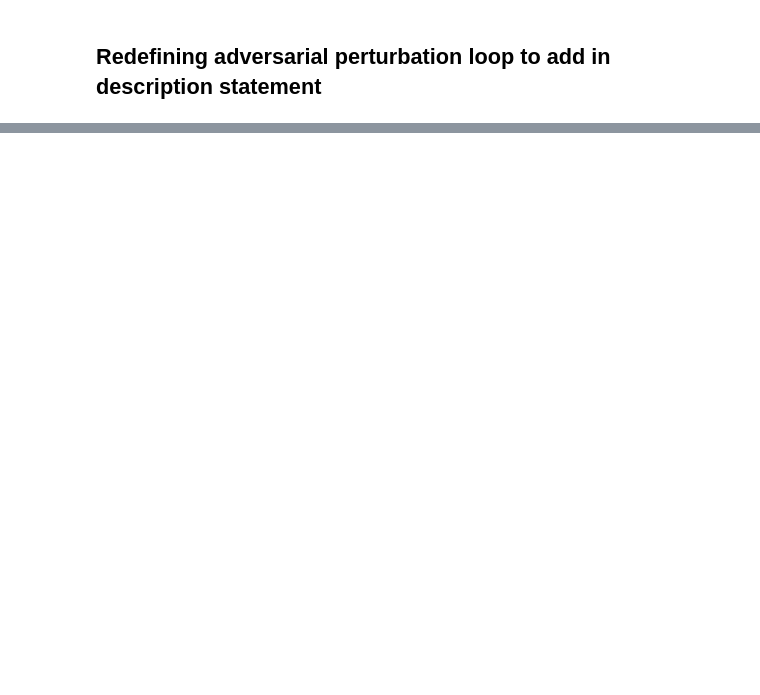
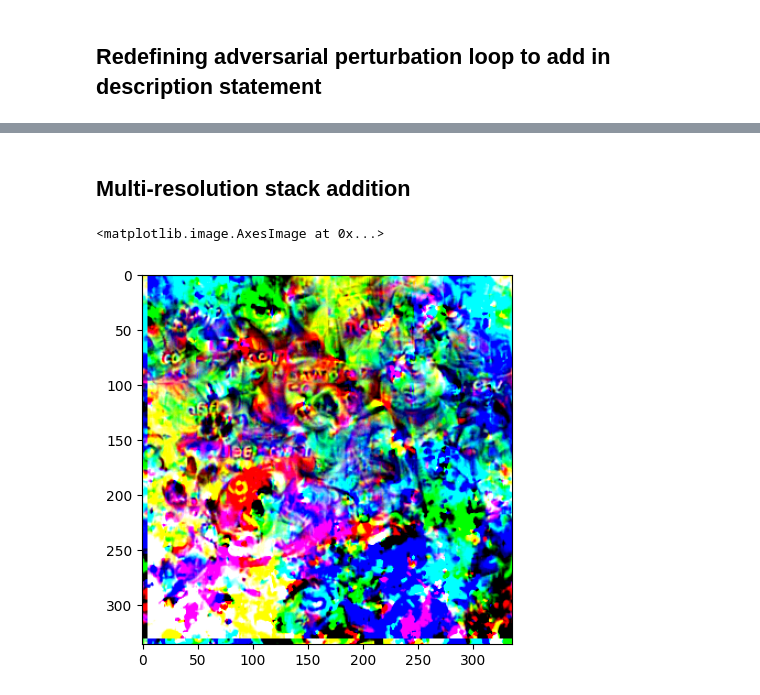
Before and after one commit to kryjak/Pivotal_project, a Jupyter notebook: image_augmentation_poc.ipynb, the cells around one changed output, grey strips where cells are left out. Cells and saved outputs as stored; diff of their text form; code cells hidden in the pictures; blank space fills up the shorter version.

Commit message:
PoC multi-resolution

```diff
--- a/image_augmentation_poc.ipynb
+++ b/image_augmentation_poc.ipynb
@@ -836,0 +791,2 @@ plt.imshow(perturbed_image[0])
+# %% [markdown]
+## Multi-resolution stack addition
@@ -836,0 +976,42 @@ plt.imshow(perturbed_image[0])
+# %%
+batch_size = 32
+size = 336
+
+init_input = [torch.tensor(np.ones((1, 3, i, i))).to('cuda') * 0.5 / size for i in range(2, 337)]
+for i in init_input:
+  i.requires_grad = True
+
+perturbation_id = [0]
+
+resolutions = [32,16,8,4] # pretty arbitrary
+down_noise = 0.2 # noise standard deviation to be added at the low resolution
+up_noise = 0.2 # noise stadard deviation to be added at the high resolution
+jit_size = 3 # max size of the x-y jit in each axis, sampled uniformly from -jit_size to +jit_size inclusive
+
+# to shuffle randomly which image is which in the multi-res stack
+# False for all experiments in the paper, good for ablations
+shuffle_image_versions_randomly = False
+
+attack_specification = [
+  (
+        model.eval(),
+        init_input, # Single uniform gray image
+        perturbation_id, # different perturbation id for each image = an attack per image
+        soft_target, # Previously defined soft target
+  ),
+]
+
+results = get_complex_specification_adversaries(
+    attack_specification,
+    steps=10000,
+    batch_size=batch_size, #if you have cude problems, you can decrease this => less memory but slower
+    attack_Linfty_limit=size/255,
+    lr=0.005,#2e-1,#*6,#1e0 if layer < 5 else 1e-1,
+    stop_at_loss=0.03,
+    attack_resolution=336,
+)
+# %%
+plt.imshow(results[0].transpose(1,2,0))
+# %% [output]
+<matplotlib.image.AxesImage at 0x...>
+[figure, added]
```
Also changed, not shown: parts of 14 cells of this notebook, 3 other files.
